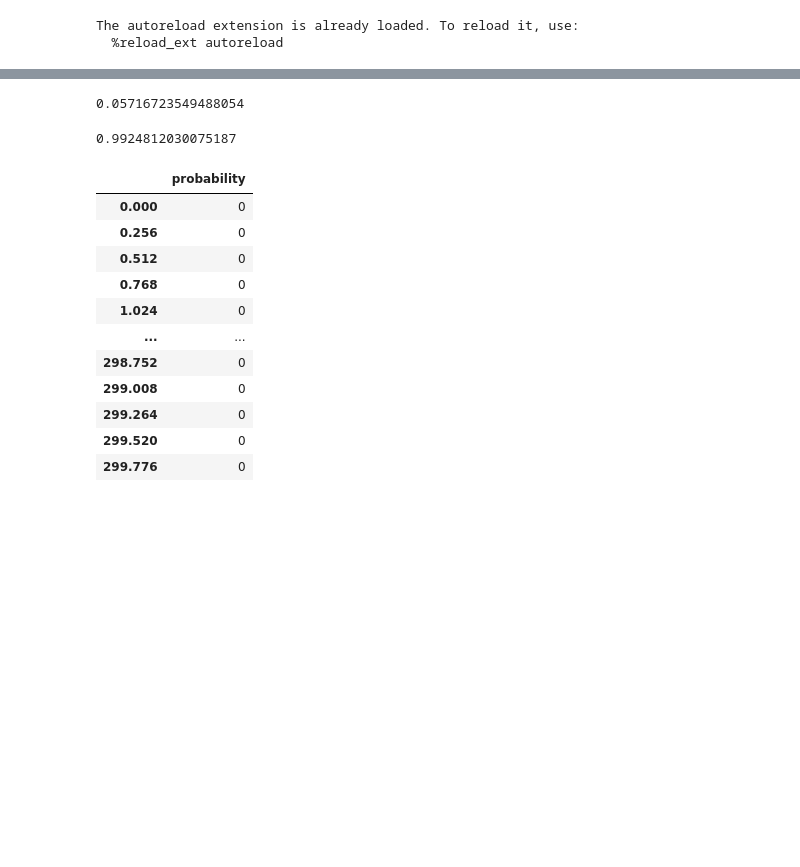
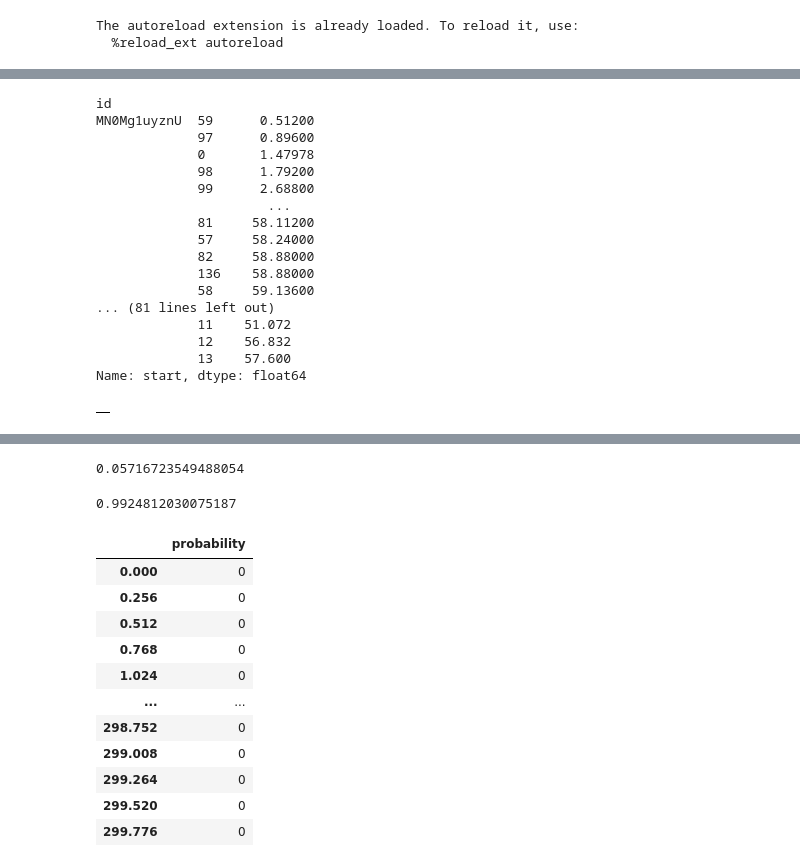
Before and after one commit to jonnor/brewing-audio-event-detection, a Jupyter notebook: notebooks/Explore.ipynb, the cells around one changed output, grey strips where cells are left out. Saved outputs shown, nothing was run; the diff lists cells and outputs as text; code cells hidden in the pictures; blank space fills up the shorter version.

```diff
--- a/notebooks/Explore.ipynb
+++ b/notebooks/Explore.ipynb
@@ -194,3 +285,27 @@ labels.write(lab, 'labels2.txt')
+# %%
+def foo(df):
+    print(df.start)
+
+ll.groupby('id').apply(foo)
+# %% [output]
+id
+MN0Mg1uyznU  59      0.51200
+             97      0.89600
+             0       1.47978
+             98      1.79200
+             99      2.68800
+                      ...
+             81     58.11200
+             57     58.24000
+             82     58.88000
+             136    58.88000
+             58     59.13600
+... (81 lines left out)
+             11    51.072
+             12    56.832
+             13    57.600
+Name: start, dtype: float64
+|  |
 # %%
 
 feat = pandas.DataFrame(ff.T, index=t)
```
Also changed, not shown: parts of 10 cells of this notebook, 7 other files.
